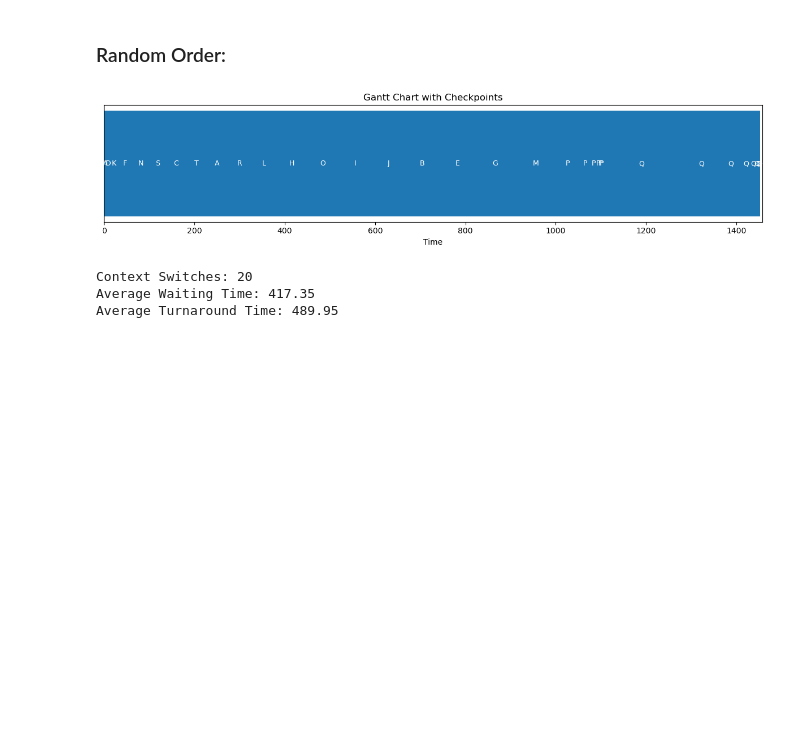
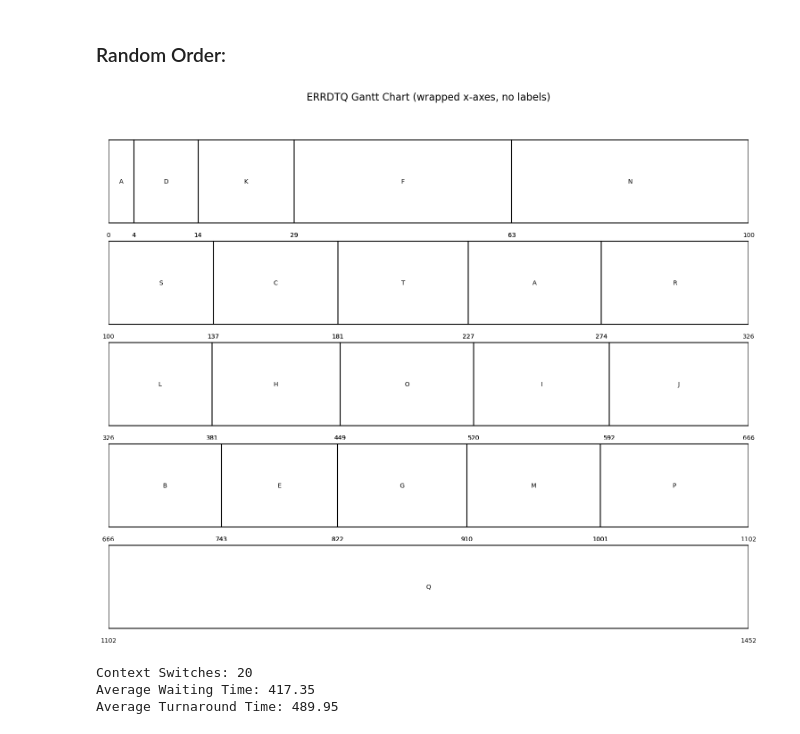
Before and after one commit to jaredR312/OS_project, a Jupyter notebook: Simulation.ipynb, the cells around one changed output. Cells and saved outputs as stored; diff of their text form; code cells hidden in the pictures; blank space fills up the shorter version.

```diff
--- a/Simulation.ipynb
+++ b/Simulation.ipynb
@@ -255,35 +306,35 @@ Average Turnaround Time: 505.05
 # %%
 processes = [
     Process('A', 0, 51),
     Process('B', 1, 77),
     Process('C', 2, 44),
     Process('D', 3, 10),
     Process('E', 4, 79),
     Process('F', 5, 34),
     Process('G', 6, 88),
     Process('H', 7, 68),
     Process('I', 8, 72),
     Process('J', 9, 74),
     Process('K', 10, 15),
     Process('L', 11, 55),
     Process('M', 12, 91),
     Process('N', 13, 37),
     Process('O', 14, 71),
     Process('P', 15, 101),
     Process('Q', 16, 350),
     Process('R', 17, 52),
     Process('S', 18, 37),
     Process('T', 19, 46),
 ]
 
 finished, timeline, cs = enhanced_round_robin(processes)
 avg_waiting, avg_turnaround = compute_metrics(finished)
-plot_gantt_chart(timeline)
+plot_gantt_charts(timeline, "Random Order")
 print("Context Switches:", cs)
 print("Average Waiting Time:", avg_waiting)
 print("Average Turnaround Time:", avg_turnaround)
 # %% [output]
-[figure, old version]
+[figure, new version]
 Context Switches: 20
 Average Waiting Time: 417.35
 Average Turnaround Time: 489.95
```
Also changed, not shown: parts of 3 cells of this notebook.
